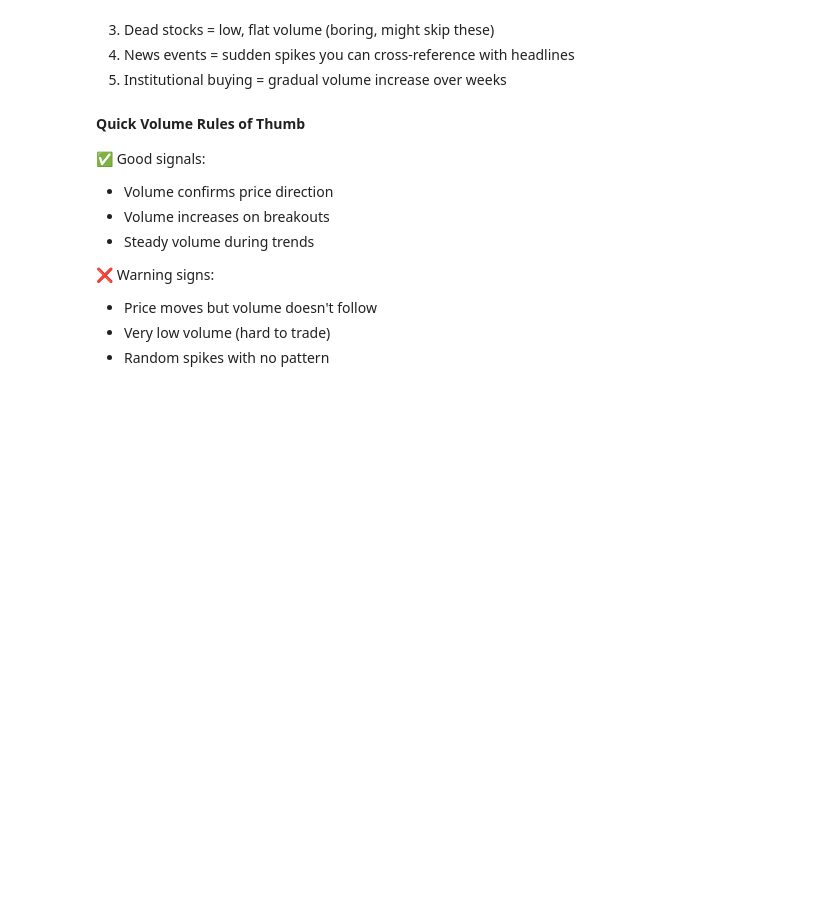
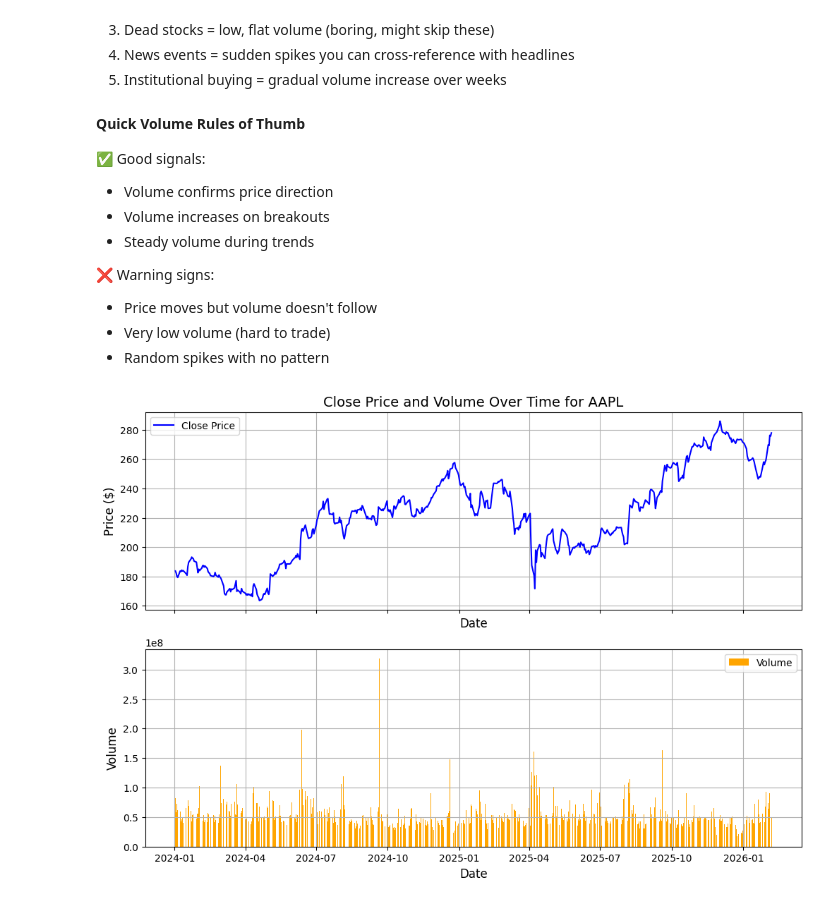
Before and after one commit to JonathanSContreras/trading-ml, a Jupyter notebook: notebooks/01_data_exploration.ipynb, the cells around one changed output. Cells and saved outputs as stored; diff of their text form; code cells hidden in the pictures; blank space fills up the shorter version.

Commit message:
progress update: diving into apple stock

```diff
--- a/notebooks/01_data_exploration.ipynb
+++ b/notebooks/01_data_exploration.ipynb
@@ -81,3 +81,34 @@ After visualizing a few stocks, we'll start noticing:
 - Price moves but volume doesn't follow
 - Very low volume (hard to trade)
 - Random spikes with no pattern
+# %%
+def visualize_basic_volume(stock_data, stock_name=None):
+    # Create figure with 2 subplots: one for volume and one for close price
+    # Share x-axis for both subplots
+    fig, (ax1, ax2) = plt.subplots(2, 1, figsize=(12, 8), sharex=True)
+    ax1.set_title(f'Close Price and Volume Over Time for {stock_name}', fontsize=14)
+    # Top subplot: Price chart
+    ax1.plot(stock_data['Date'], stock_data['Close'], label='Close Price', color='blue')
+    ax1.set_xlabel('Date', fontsize=12)
+    ax1.set_ylabel('Price ($)', fontsize=12)
+    ax1.grid(True)
+    ax1.legend()
+
+    # Bottom subplot: Volume chart
+    ax2.bar(stock_data['Date'], stock_data['Volume'], label='Volume', color='orange')
+    ax2.set_xlabel('Date', fontsize=12)
+    ax2.set_ylabel('Volume', fontsize=12)
+    ax2.grid(True)
+    ax2.legend()
+
+    # Display the figure
+    plt.show()
+
+
+visualize_basic_volume(appl_df, stock_name='AAPL')
+# visualize_basic_volume(msft_df, stock_name='MSFT')
+# visualize_basic_volume(qqq_df, stock_name='QQQ')
+# visualize_basic_volume(spy_df, stock_name='SPY')
+# visualize_basic_volume(tsla_df, stock_name='TSLA')
+# %% [output]
+[figure, added]
```
Also changed, not shown: parts of 9 cells of this notebook.
